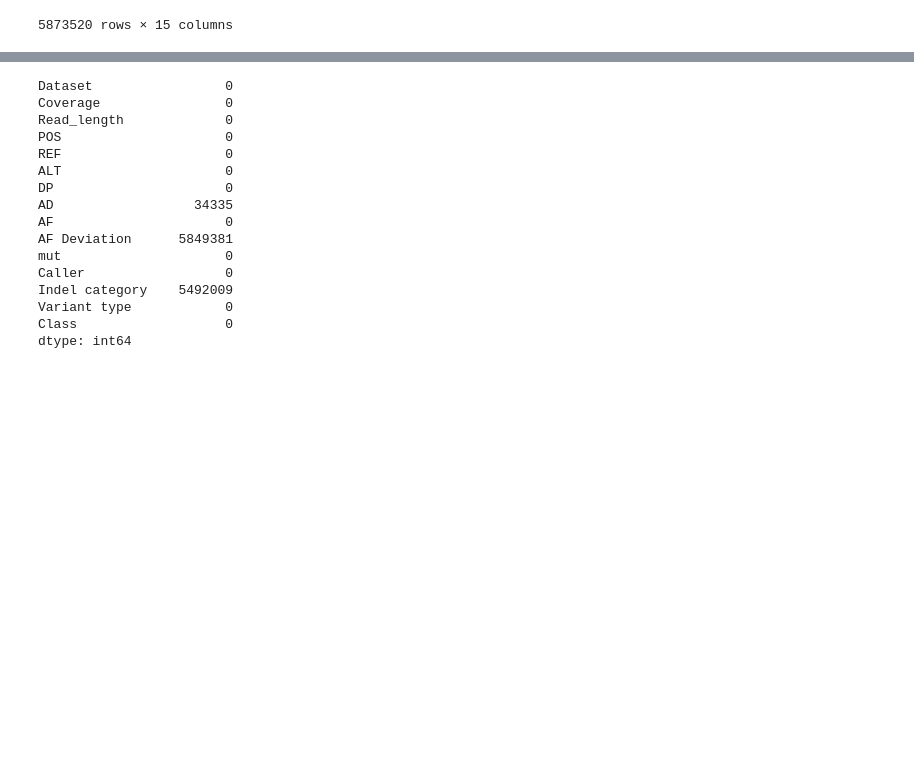
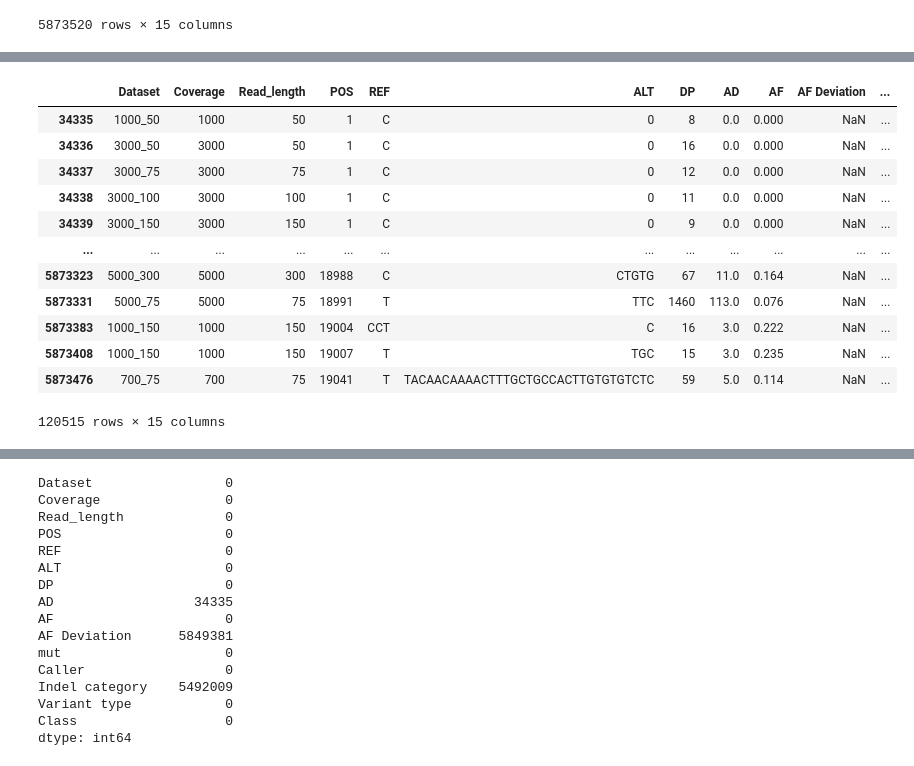
Before and after one commit to thodkatz/synth4bench, a Jupyter notebook: playground.ipynb, the cells around one changed output, grey strips where cells are left out. Drawn from its saved outputs; the diff is of its cells as text; code cells hidden in the pictures; blank space fills up the shorter version.

```diff
--- a/playground.ipynb
+++ b/playground.ipynb
@@ -20,0 +62,17 @@ df
+# %%
+
+df[df["Class"].isin(["FP"])]
+# %% [output]
+|  | Dataset | Coverage | Read_length | POS | REF | ALT | DP | AD | AF | AF Deviation | ... |
+| 34335 | 1000_50 | 1000 | 50 | 1 | C | 0 | 8 | 0.0 | 0.000 | NaN | ... |
+| 34336 | 3000_50 | 3000 | 50 | 1 | C | 0 | 16 | 0.0 | 0.000 | NaN | ... |
+| 34337 | 3000_75 | 3000 | 75 | 1 | C | 0 | 12 | 0.0 | 0.000 | NaN | ... |
+| 34338 | 3000_100 | 3000 | 100 | 1 | C | 0 | 11 | 0.0 | 0.000 | NaN | ... |
+| 34339 | 3000_150 | 3000 | 150 | 1 | C | 0 | 9 | 0.0 | 0.000 | NaN | ... |
+| ... | ... | ... | ... | ... | ... | ... | ... | ... | ... | ... | ... |
+| 5873323 | 5000_300 | 5000 | 300 | 18988 | C | CTGTG | 67 | 11.0 | 0.164 | NaN | ... |
+| 5873331 | 5000_75 | 5000 | 75 | 18991 | T | TTC | 1460 | 113.0 | 0.076 | NaN | ... |
+| 5873383 | 1000_150 | 1000 | 150 | 19004 | CCT | C | 16 | 3.0 | 0.222 | NaN | ... |
+| 5873408 | 1000_150 | 1000 | 150 | 19007 | T | TGC | 15 | 3.0 | 0.235 | NaN | ... |
+| 5873476 | 700_75 | 700 | 75 | 19041 | T | TACAACAAAACTTTGCTGCCACTTGTGTGTCTC | 59 | 5.0 | 0.114 | NaN | ... |
+120515 rows × 15 columns
```
Also changed, not shown: parts of 16 cells of this notebook, 3 other files.
